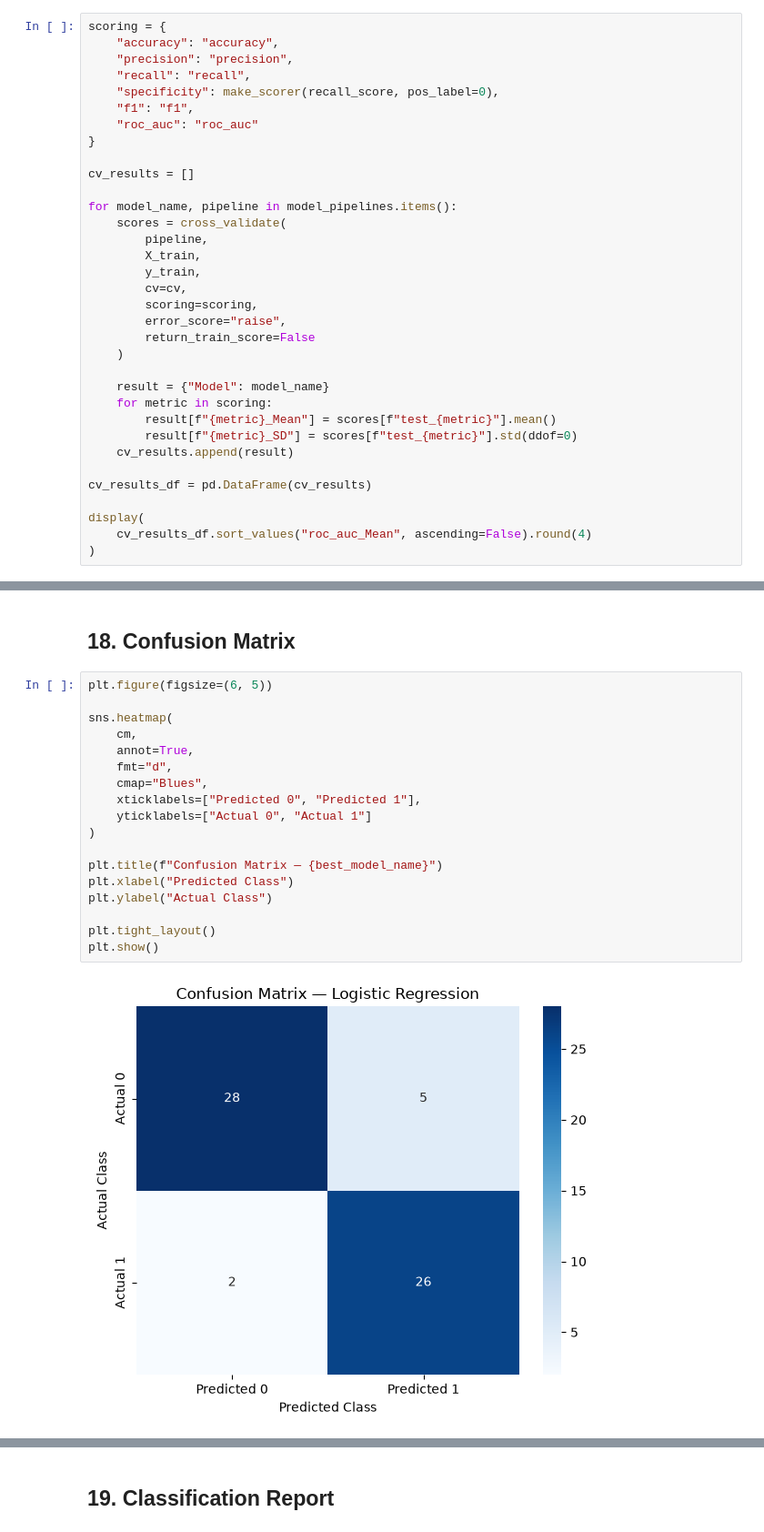
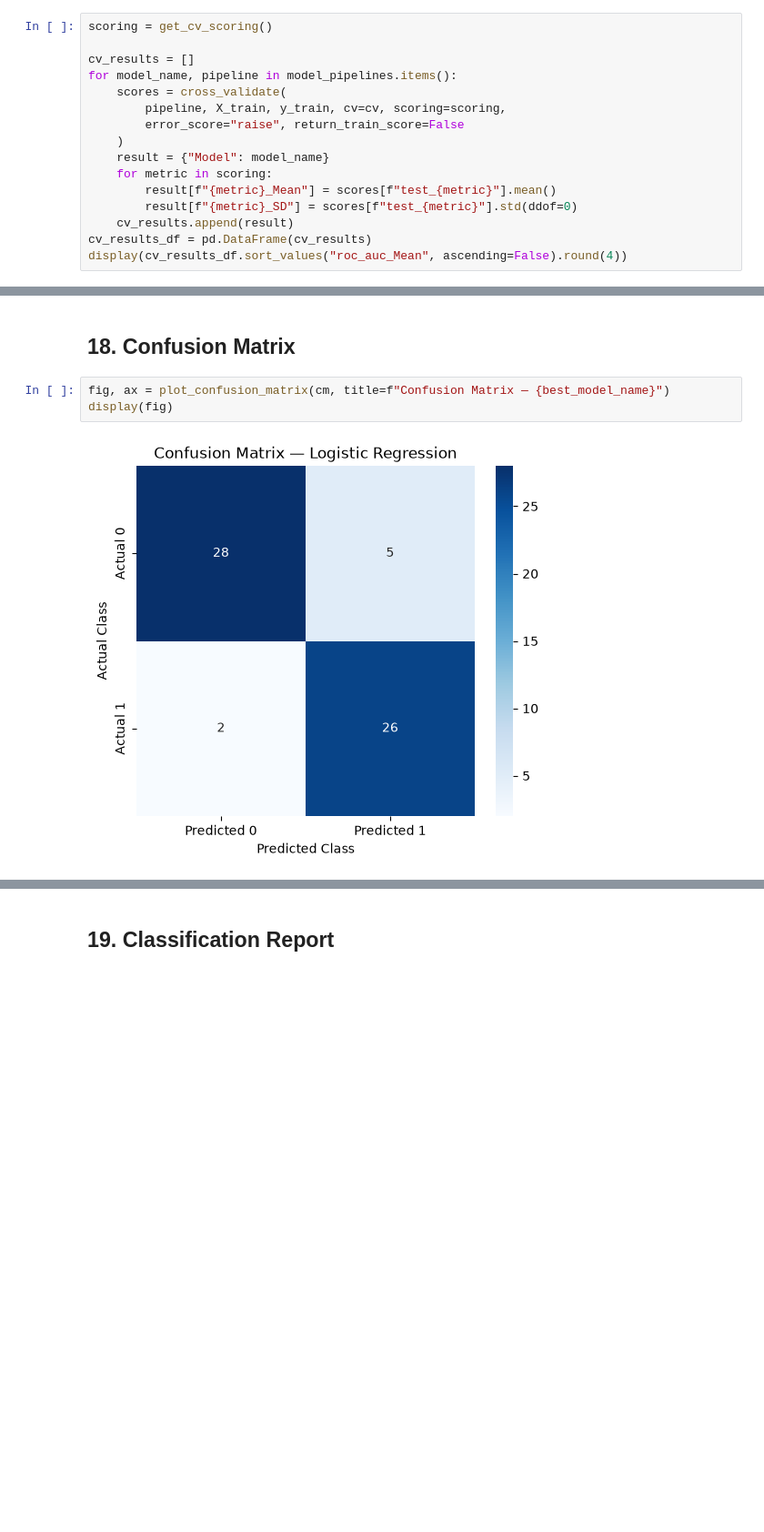
Before and after one commit to Keerthana-PMalode/heart-disease-prediction-uci, a Jupyter notebook: notebooks/04_baseline_models.ipynb, the cells around one changed output, grey strips where cells are left out. Shown at 91% size. Cells and saved outputs as stored; diff of their text form; blank space fills up the shorter version.

```diff
--- a/notebooks/04_baseline_models.ipynb
+++ b/notebooks/04_baseline_models.ipynb
@@ -291,39 +222,21 @@ Because this is a medical classification problem, recall and specificity are rep
 # %% [markdown]
 ## 12. Cross-Validation Baseline Evaluation
 # %%
-scoring = {
-    "accuracy": "accuracy",
-    "precision": "precision",
-    "recall": "recall",
-    "specificity": make_scorer(recall_score, pos_label=0),
-    "f1": "f1",
-    "roc_auc": "roc_auc"
-}
+scoring = get_cv_scoring()
 
 cv_results = []
-
 for model_name, pipeline in model_pipelines.items():
     scores = cross_validate(
-        pipeline,
-        X_train,
-        y_train,
-        cv=cv,
-        scoring=scoring,
-        error_score="raise",
-        return_train_score=False
+        pipeline, X_train, y_train, cv=cv, scoring=scoring,
+        error_score="raise", return_train_score=False
     )
-
     result = {"Model": model_name}
     for metric in scoring:
         result[f"{metric}_Mean"] = scores[f"test_{metric}"].mean()
         result[f"{metric}_SD"] = scores[f"test_{metric}"].std(ddof=0)
     cv_results.append(result)
-
 cv_results_df = pd.DataFrame(cv_results)
-
-display(
-    cv_results_df.sort_values("roc_auc_Mean", ascending=False).round(4)
-)
+display(cv_results_df.sort_values("roc_auc_Mean", ascending=False).round(4))
 # %% [output]
 |  | Model | accuracy_Mean | accuracy_SD | precision_Mean | precision_SD | recall_Mean | recall_SD | ... |
 | 0 | Logistic Regression | 0.8471 | 0.0100 | 0.8768 | 0.0542 | 0.7834 | 0.0459 | ... |
@@ -501,22 +333,7 @@ display(
 # %% [markdown]
 ## 18. Confusion Matrix
 # %%
-plt.figure(figsize=(6, 5))
-
-sns.heatmap(
-    cm,
-    annot=True,
-    fmt="d",
-    cmap="Blues",
-    xticklabels=["Predicted 0", "Predicted 1"],
-    yticklabels=["Actual 0", "Actual 1"]
-)
-
-plt.title(f"Confusion Matrix — {best_model_name}")
-plt.xlabel("Predicted Class")
-plt.ylabel("Actual Class")
-
-plt.tight_layout()
-plt.show()
+fig, ax = plot_confusion_matrix(cm, title=f"Confusion Matrix — {best_model_name}")
+display(fig)
 # %% [output]
-[figure, old version]
+[figure, new version]
```
Also changed, not shown: parts of 11 cells of this notebook, 8 other files.
